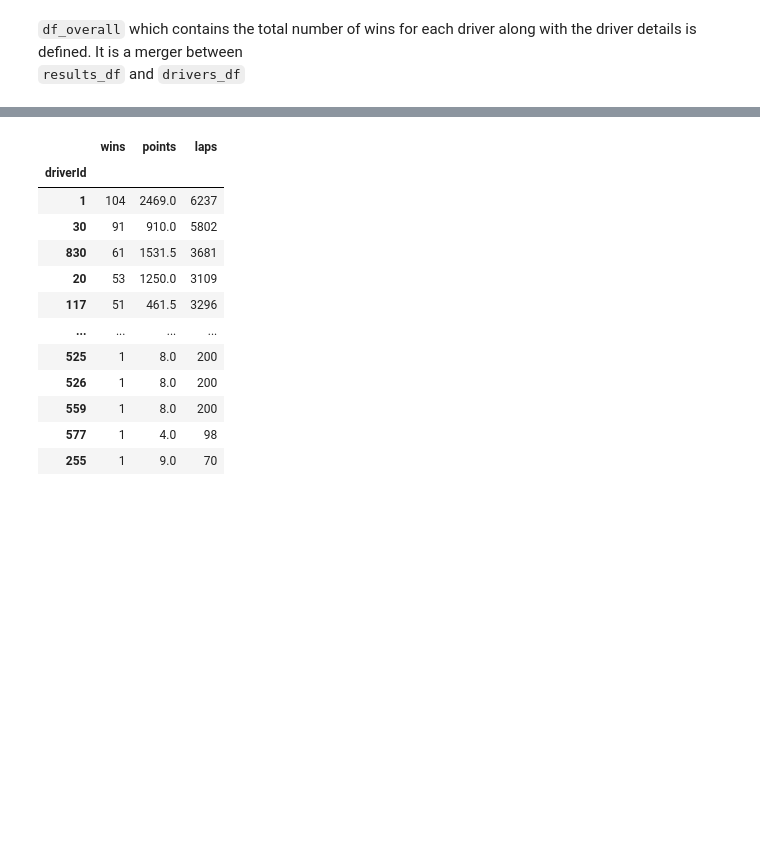
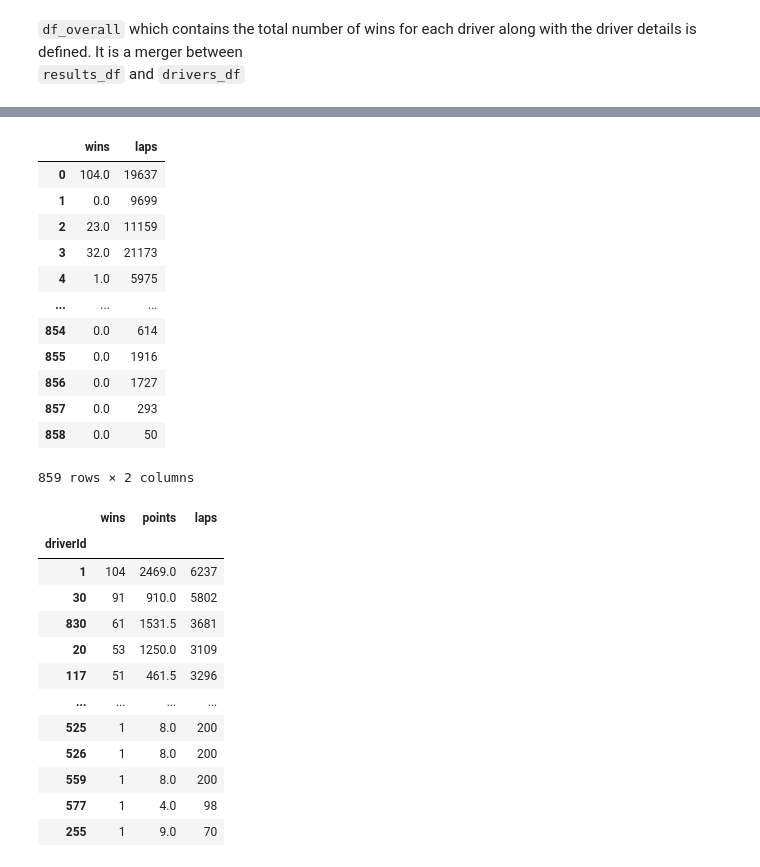
Before and after one commit to Luwate/f1-championship-analysis, a Jupyter notebook: index.ipynb, the cells around one changed output, grey strips where cells are left out. Cells and saved outputs as stored; diff of their text form; code cells hidden in the pictures; blank space fills up the shorter version.

```diff
--- a/index.ipynb
+++ b/index.ipynb
@@ -109,0 +130,11 @@ df_overall = results_df[results_df['positionOrder']==1].groupby('driverId').sum(
+# %%
+df_overall_2 = drivers_df.copy()
+df_overall_2 = df_overall_2.merge(pd.DataFrame(results_df[results_df['positionOrder']==1].groupby('driverId').sum(numeric_only=True)['positionOrder']), on='driverId', how='left')
+df_overall_2 = df_overall_2.merge(results_df.groupby('driverId').sum(numeric_only=True)[['points', 'laps']], on='driverId', how = 'left')
+df_overall_2.rename(columns={'positionOrder':'wins'}, inplace=True)
+df_overall_2 = df_overall_2.merge(pd.DataFrame(results_df.groupby('driverId').count()['positionOrder']), on='driverId', how='left')
+df_overall_2.rename(columns={'positionOrder':'races'}, inplace=True)
+df_overall_2.fillna({'wins': 0, 'points':0}, inplace=True)
+df_overall_2['wins'] = df_overall_2['wins'].astype(int)
+df_overall_2.to_csv('../Datasets/driver_info.csv')
+df_overall_2[df_overall_2['driverId'] == 30]
@@ -110,3 +144,19 @@ df_overall = results_df[results_df['positionOrder']==1].groupby('driverId').sum(
+# %%
+df_overall_2[['wins', 'laps']]
+# %% [output]
+|  | wins | laps |
+| 0 | 104.0 | 19637 |
+| 1 | 0.0 | 9699 |
+| 2 | 23.0 | 11159 |
+| 3 | 32.0 | 21173 |
+| 4 | 1.0 | 5975 |
+| ... | ... | ... |
+| 854 | 0.0 | 614 |
+| 855 | 0.0 | 1916 |
+| 856 | 0.0 | 1727 |
+| 857 | 0.0 | 293 |
+| 858 | 0.0 | 50 |
+859 rows × 2 columns
 # %%
 df_overall=df_overall.rename(columns={'positionOrder': 'wins'})
 df_overall
```
Also changed, not shown: parts of 13 cells of this notebook.
